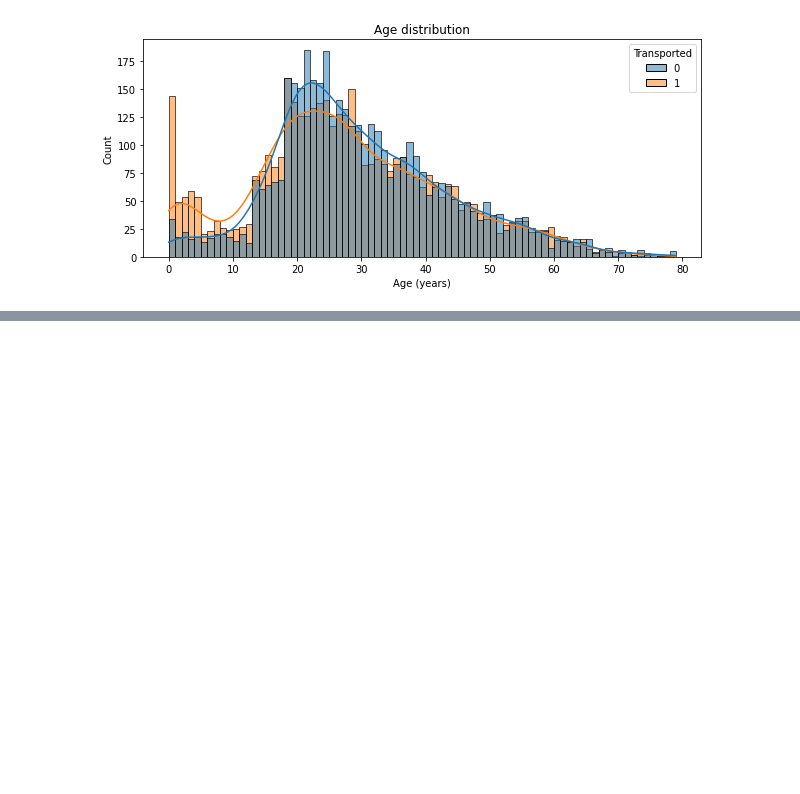
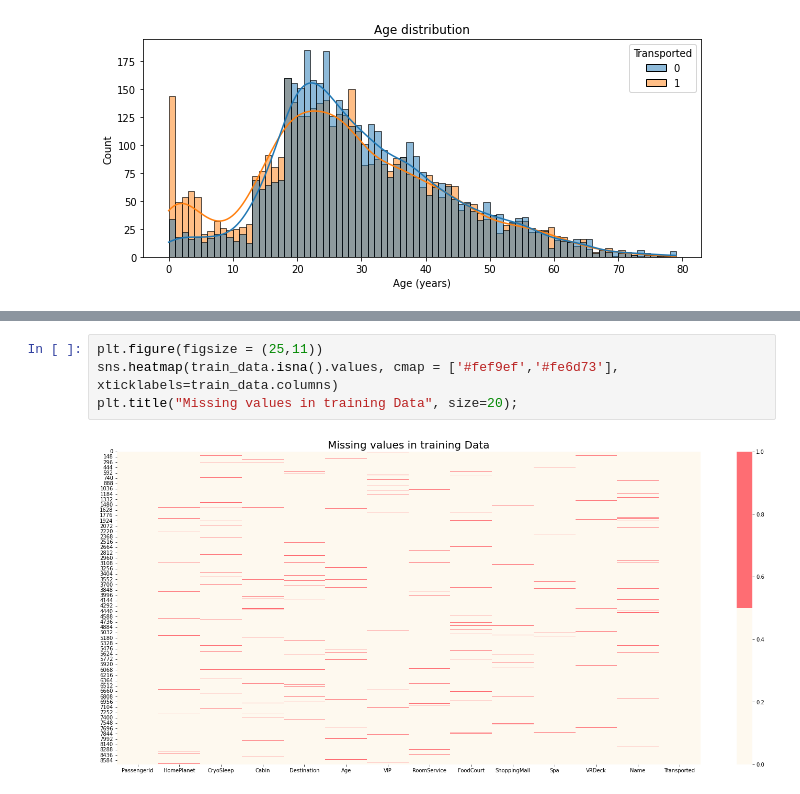
Before and after one commit to kaviga/spaceship_titanic, a Jupyter notebook: Spaceship Titanic.ipynb, the cells around one changed output, grey strips where cells are left out. Drawn from its saved outputs; the diff is of its cells as text; blank space fills up the shorter version.

```diff
--- a/Spaceship Titanic.ipynb
+++ b/Spaceship Titanic.ipynb
@@ -188,0 +236,6 @@ Over 40 years old equally likely to be transported.
+# %%
+plt.figure(figsize = (25,11))
+sns.heatmap(train_data.isna().values, cmap = ['#fef9ef','#fe6d73'], xticklabels=train_data.columns)
+plt.title("Missing values in training Data", size=20);
+# %% [output]
+[figure, added]
```
Also changed, not shown: parts of 17 cells of this notebook.
